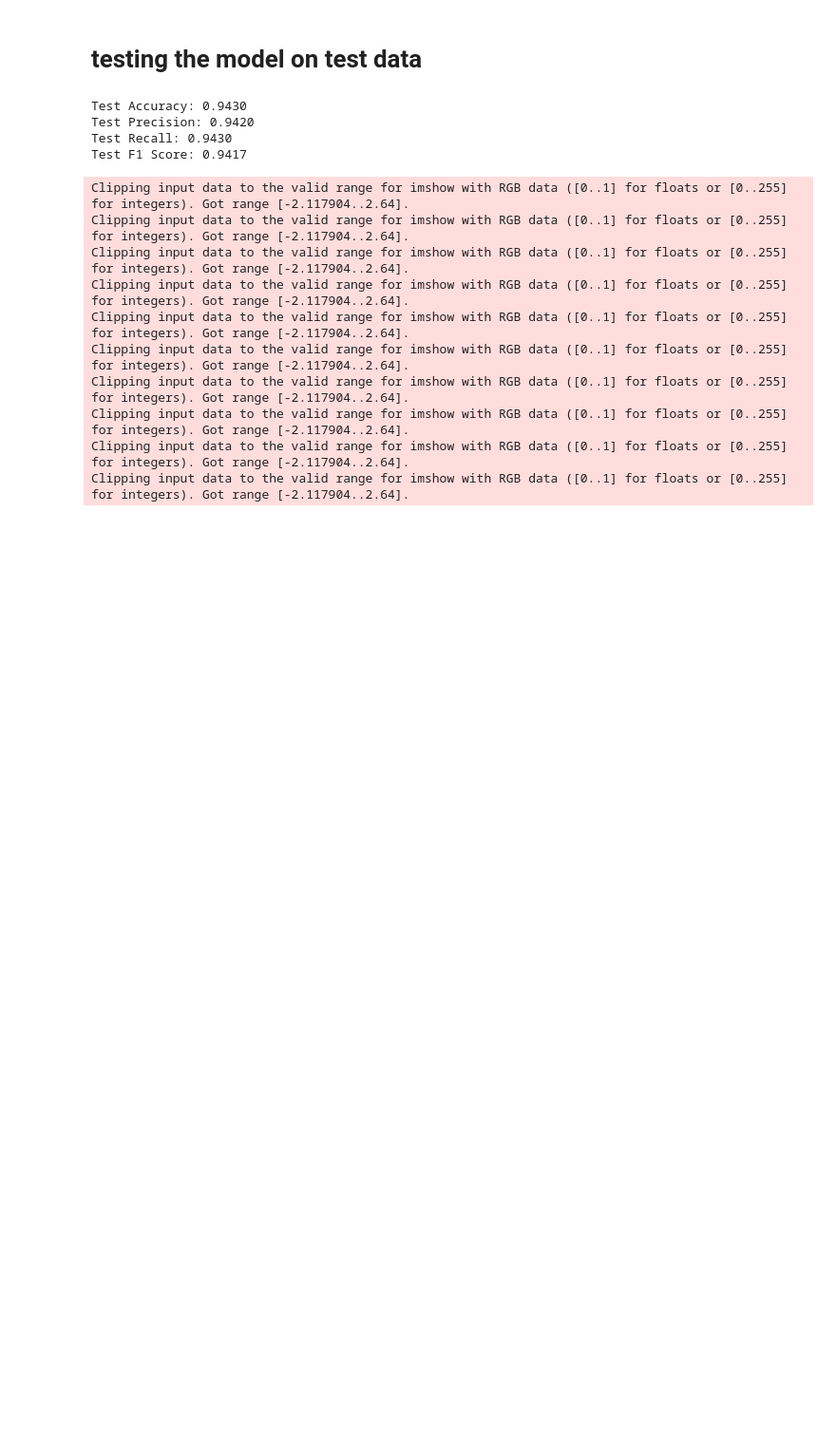
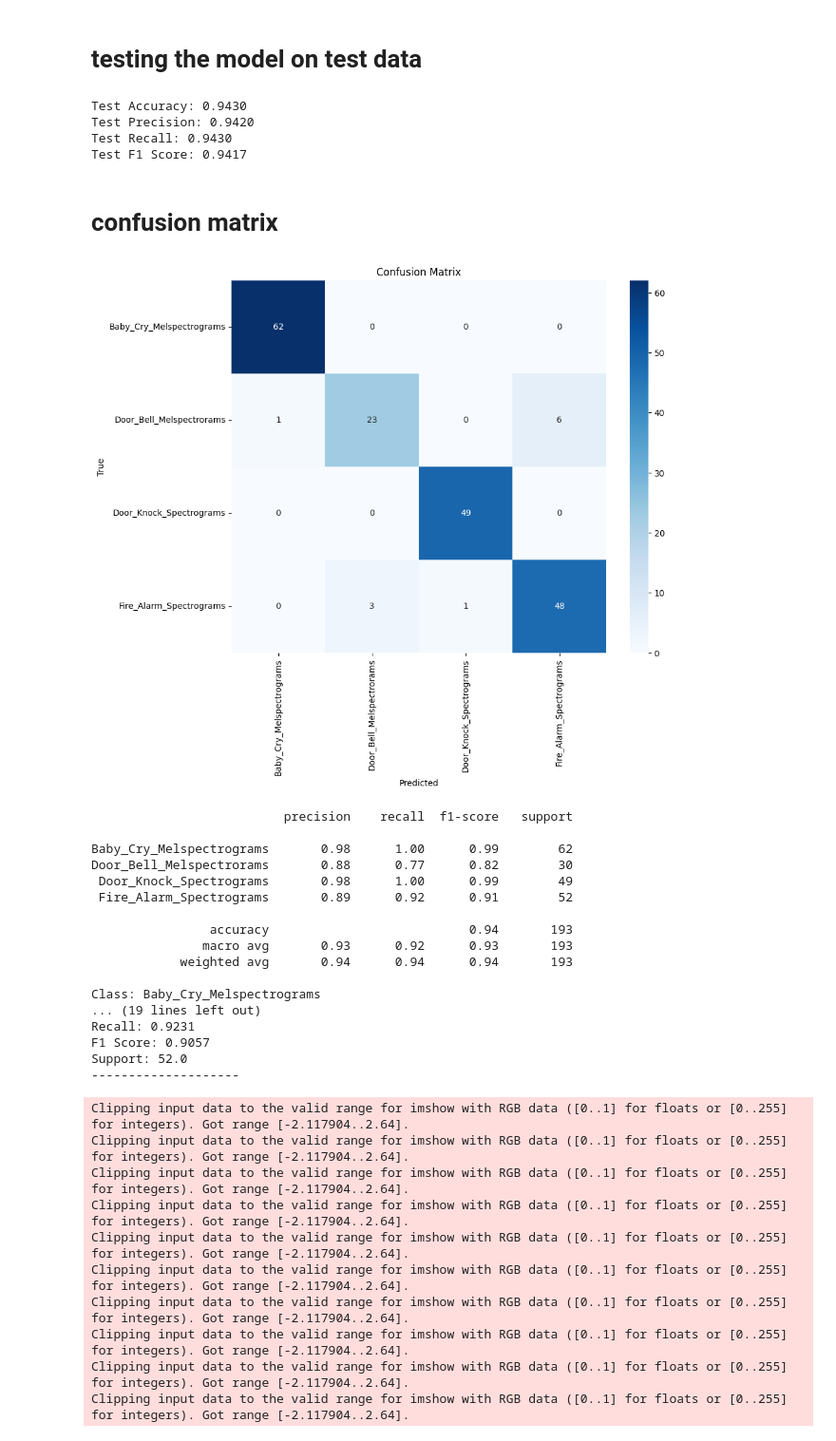
Before and after one commit to bharathchandrareddy/audio_research_crnn_files, a Jupyter notebook: resnet_50.ipynb, the cells around one changed output. Shown at 95% size. Saved outputs shown, nothing was run; the diff lists cells and outputs as text; code cells hidden in the pictures; blank space fills up the shorter version.

```diff
--- a/resnet_50.ipynb
+++ b/resnet_50.ipynb
@@ -289,6 +289,73 @@ Test Accuracy: 0.9430
 Test Precision: 0.9420
 Test Recall: 0.9430
 Test F1 Score: 0.9417
+# %% [markdown]
+# confusion matrix
+# %%
+from sklearn.metrics import confusion_matrix, classification_report
+import seaborn as sns
+
+def evaluate_model_with_confusion_matrix(model, dataloader, class_names):
+    model.eval()  # Set model to evaluation mode
+    all_preds = []
+    all_labels = []
+
+    with torch.no_grad():
+        for inputs, labels in dataloader:
+            inputs = inputs.to(device)
+            labels = labels.to(device)
+
+            outputs = model(inputs)
+            _, preds = torch.max(outputs, 1)
+            all_preds.extend(preds.cpu().numpy())
+            all_labels.extend(labels.cpu().numpy())
+
+    # Generate the confusion matrix
+    cm = confusion_matrix(all_labels, all_preds)
+    cr = classification_report(all_labels, all_preds, target_names=class_names, output_dict=True)
+
+    # Plot confusion matrix
+    plt.figure(figsize=(10, 8))
+    sns.heatmap(cm, annot=True, fmt='d', cmap='Blues', xticklabels=class_names, yticklabels=class_names)
+    plt.xlabel('Predicted')
+    plt.ylabel('True')
+    plt.title('Confusion Matrix')
+    plt.show()
+
+    # Print classification report
+    print(classification_report(all_labels, all_preds, target_names=class_names))
+
+    # Print individual metrics for each class
+    for class_name, metrics in cr.items():
+        if class_name in class_names:
+            print(f"Class: {class_name}")
+            print(f"Precision: {metrics['precision']:.4f}")
+            print(f"Recall: {metrics['recall']:.4f}")
+            print(f"F1 Score: {metrics['f1-score']:.4f}")
+            print(f"Support: {metrics['support']}")
+            print("-" * 20)
+
+# Evaluate the model on the test data with confusion matrix and detailed metrics
+evaluate_model_with_confusion_matrix(model, test_loader, class_names)
+# %% [output]
+[figure, added]
+                          precision    recall  f1-score   support
+
+Baby_Cry_Melspectrograms       0.98      1.00      0.99        62
+Door_Bell_Melspectrorams       0.88      0.77      0.82        30
+ Door_Knock_Spectrograms       0.98      1.00      0.99        49
+ Fire_Alarm_Spectrograms       0.89      0.92      0.91        52
+
+                accuracy                           0.94       193
+               macro avg       0.93      0.92      0.93       193
+            weighted avg       0.94      0.94      0.94       193
+
+Class: Baby_Cry_Melspectrograms
+... (19 lines left out)
+Recall: 0.9231
+F1 Score: 0.9057
+Support: 52.0
+--------------------
 # %%
 # Function to plot the wrong predictions
 def plot_wrong_predictions(wrong_predictions, class_names, num_images=10):
```
Also changed, not shown: parts of 1 cell of this notebook.
